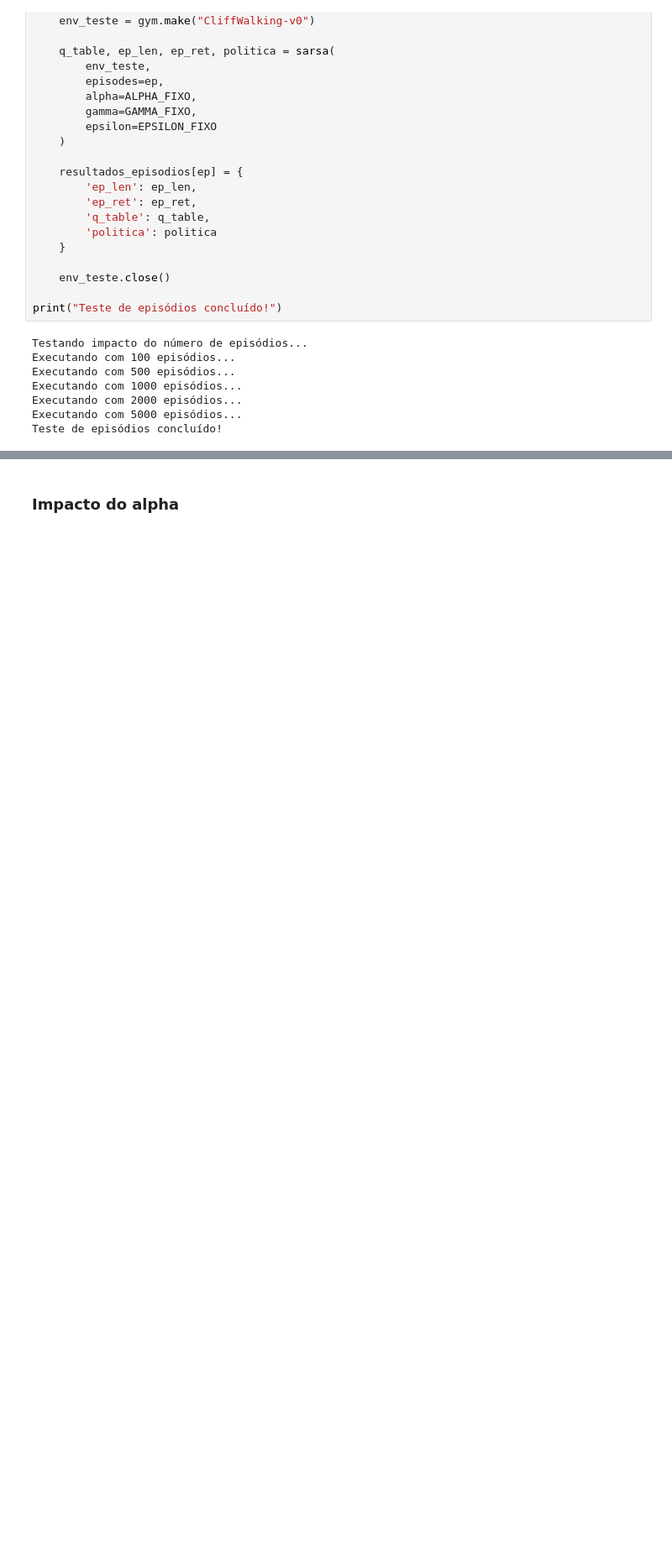
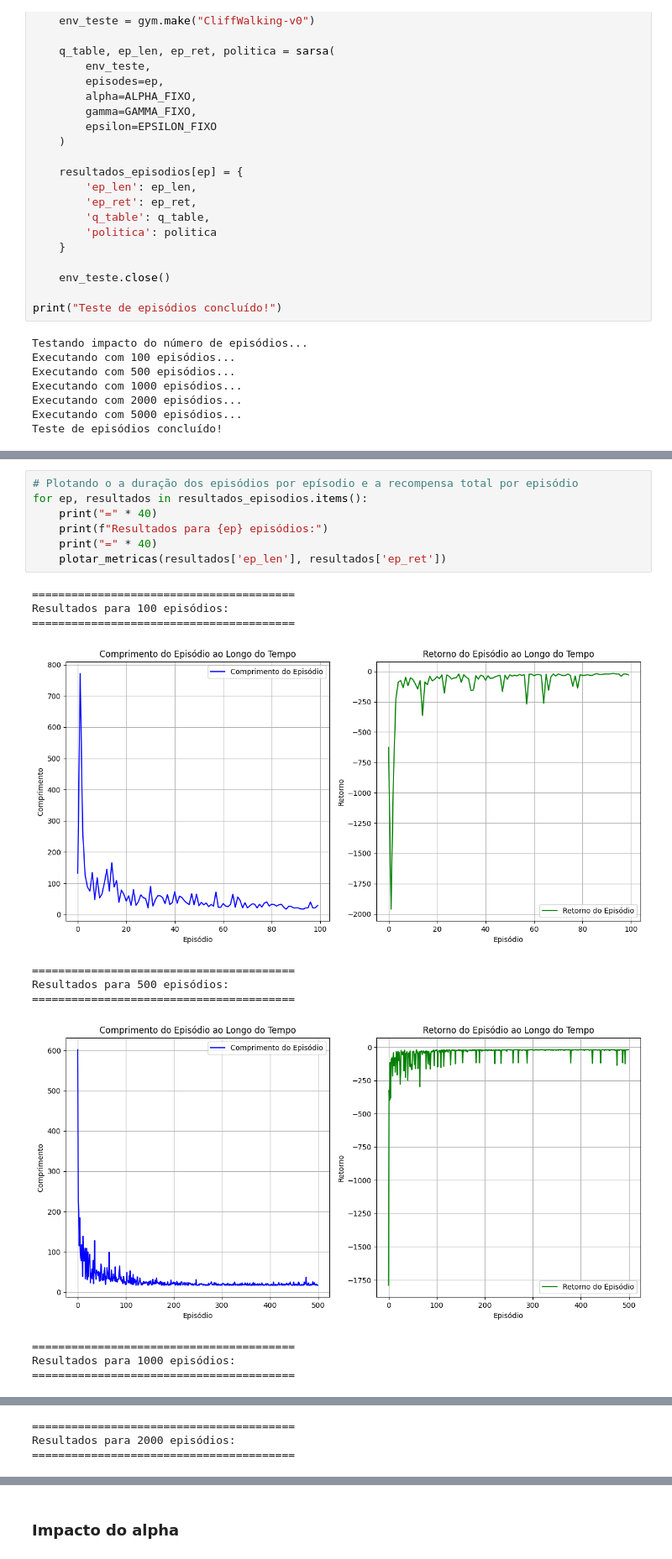
Before and after one commit to danluan/rl-labs, a Jupyter notebook: lab-7/lab_7_sarsa.ipynb, the cells around one changed output, grey strips where cells are left out. Shown at 84% size. Saved outputs shown, nothing was run; the diff lists cells and outputs as text; blank space fills up the shorter version.

```diff
--- a/lab-7/lab_7_sarsa.ipynb
+++ b/lab-7/lab_7_sarsa.ipynb
@@ -329,0 +227,19 @@ for i, ep in enumerate(episodios_variar):
+# %%
+# Plotando o a duração dos episódios por epísodio e a recompensa total por episódio
+for ep, resultados in resultados_episodios.items():
+    print("=" * 40)
+    print(f"Resultados para {ep} episódios:")
+    print("=" * 40)
+    plotar_metricas(resultados['ep_len'], resultados['ep_ret'])
+# %% [output]
+========================================
+Resultados para 100 episódios:
+========================================
+[figure, added]
+========================================
+Resultados para 500 episódios:
+========================================
+[figure, added]
+========================================
+Resultados para 1000 episódios:
+========================================
@@ -329,0 +247,3 @@ for i, ep in enumerate(episodios_variar):
+========================================
+Resultados para 2000 episódios:
+========================================
```
Also changed, not shown: parts of 11 cells of this notebook.
